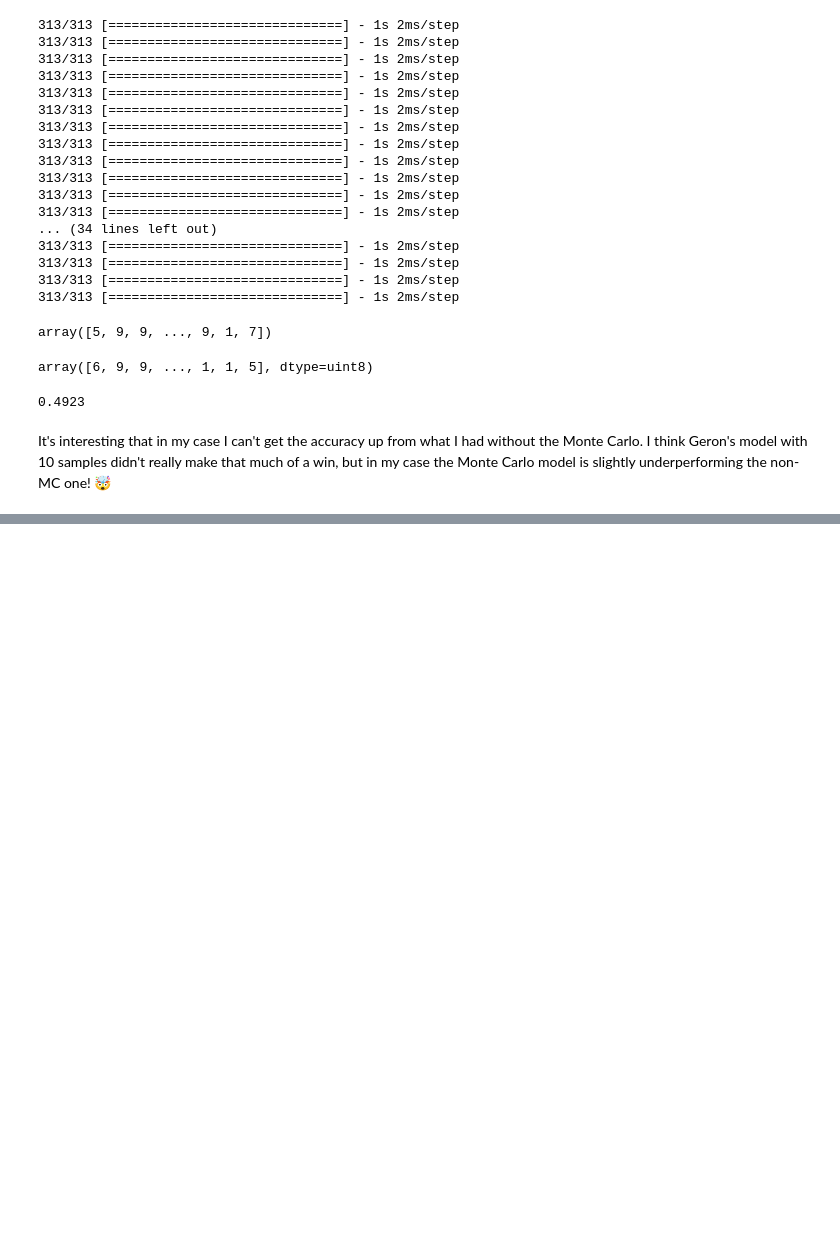
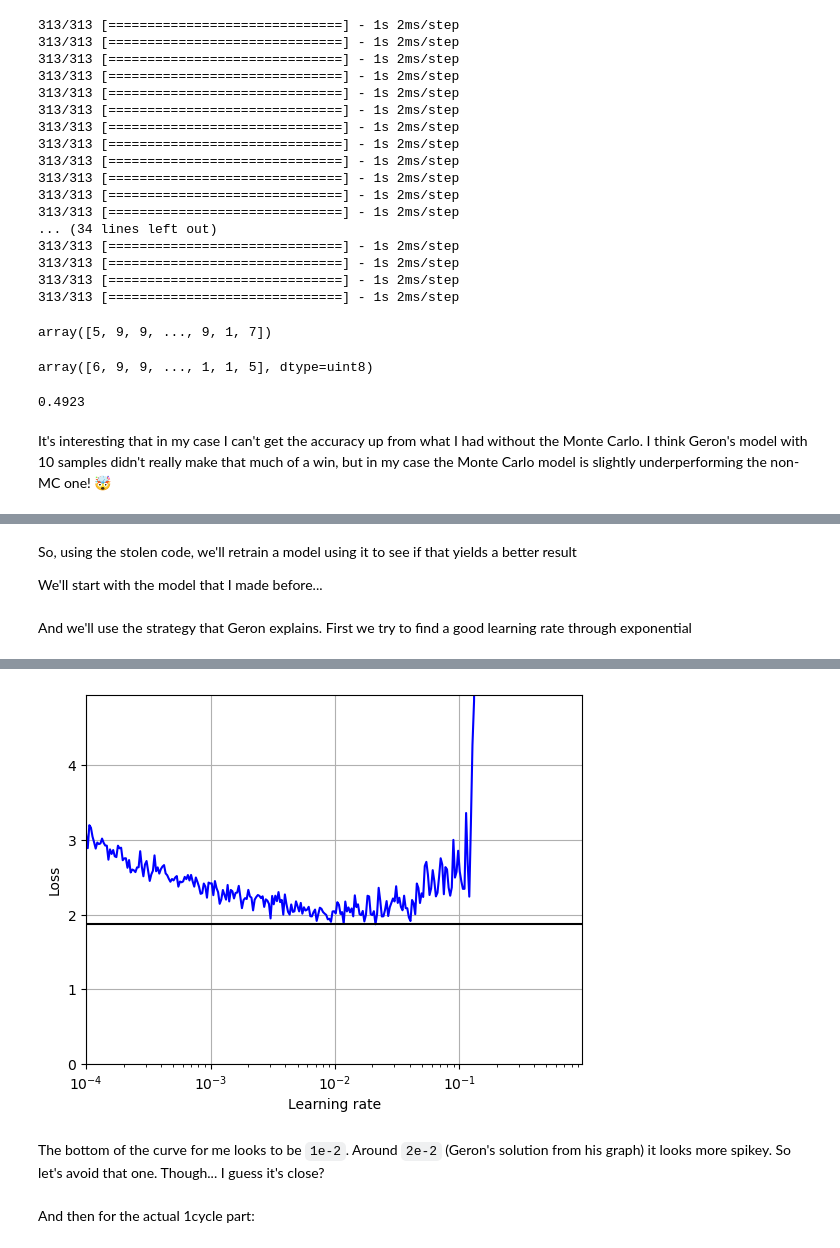
Before and after one commit to parawanderer/homl3-stuff, a Jupyter notebook: personal/11_training_dnns.ipynb, the cells around one changed output, grey strips where cells are left out. Drawn from its saved outputs; the diff is of its cells as text; code cells hidden in the pictures; blank space fills up the shorter version.

Commit message:
Round up final 1cycle part of Chapter11 exercises

```diff
--- a/personal/11_training_dnns.ipynb
+++ b/personal/11_training_dnns.ipynb
@@ -828,0 +958,31 @@ It's interesting that in my case I can't get the accuracy up from what I had wit
+# %% [markdown]
+So, using the stolen code, we'll retrain a model using it to see if that yields a better result
+
+We'll start with the model that I made before...
+# %%
+seed_random()
+tf.keras.backend.clear_session()
+
+selu_model, normalisation = create_model_selu(all_axis=True)
+selu_model.compile(
+    loss="sparse_categorical_crossentropy",
+    # So we didn't use it before, but
+    optimizer=tf.keras.optimizers.SGD(), # <- we don't initialise it as anything because we want to find a good learning rate from the graph (whatever is near the bottom of the curve!)
+    metrics=["accuracy"]
+)
+normalisation.adapt(X_train) # <- normalisation
+# %% [markdown]
+And we'll use the strategy that Geron explains. First we try to find a good learning rate through exponential
+# %%
+BATCH_SIZE = 128
+# %%
+(rates, losses) = find_learning_rate(
+    selu_model,
+    X_train,
+    y_train,
+    epochs=1,
+    batch_size=BATCH_SIZE
+)
+
+plot_lr_vs_loss(rates, losses)
+# %% [output]
@@ -828,0 +990,3 @@ It's interesting that in my case I can't get the accuracy up from what I had wit
+[figure, added]
+# %% [markdown]
+The bottom of the curve for me looks to be `1e-2`. Around `2e-2` (Geron's solution from his graph) it looks more spikey. So let's avoid that one. Though... I guess it's close?
@@ -828,0 +1007,2 @@ It's interesting that in my case I can't get the accuracy up from what I had wit
+# %% [markdown]
+And then for the actual 1cycle part:
```
Also changed, not shown: parts of 8 cells of this notebook.
